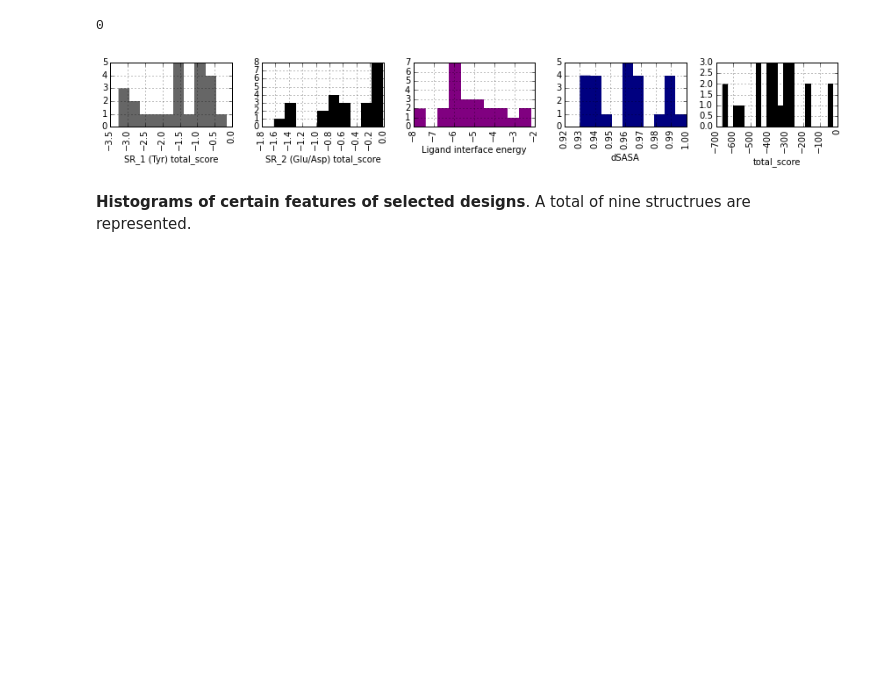
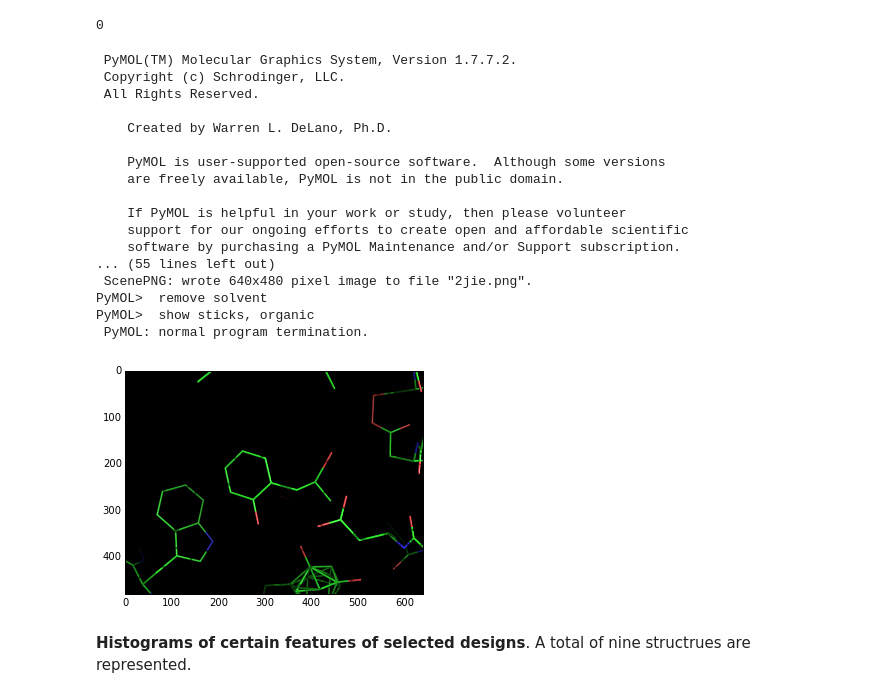
Before and after one commit to dacarlin/dnh-aro, a Jupyter notebook: Untitled.ipynb, the cells around one changed output. Saved outputs shown, nothing was run; the diff lists cells and outputs as text; code cells hidden in the pictures; blank space fills up the shorter version.

Commit message:
Starting to work on this, cleaning up

```diff
--- a/Untitled.ipynb
+++ b/Untitled.ipynb
@@ -297,33 +246,31 @@ cmd = [ 'tar', '--create', '--verbose', '--file', 'filtered.tar' ] + tar_list
 call( cmd )
 # %% [output]
 0
-# %%
-plt.figure( figsize=( 12,2 ) )
-
-plt.subplot( '151' )
-filtered.SR_1_total_score.hist( bins=10, linewidth=0, color='k', alpha=0.6, xrot=90 )
-plt.xlabel( 'SR_1 (Tyr) total_score' )
-
-plt.subplot( '152' )
-filtered.SR_2_total_score.hist( bins=10, linewidth=0, color='k', xrot=90 )
-plt.xlabel( 'SR_2 (Glu/Asp) total_score' )
-
-plt.subplot( '153' )
-filtered.SR_3_interf_E_1_2.hist( bins=10, linewidth=0, color='purple', xrot=90 )
-plt.xlabel( 'Ligand interface energy' )
-
-plt.subplot( '154' )
-filtered.SR_3_dsasa_1_2.hist( bins=10, linewidth=0, color='navy', xrot=90 )
-plt.xlabel( 'dSASA' )
-
-plt.subplot( '155' )
-filtered.total_score.hist( bins=20, linewidth=0, color='k', xrot=90 )
-plt.xlabel( 'total_score' )
-
-plt.tight_layout()
-plt.show()
-# %% [output]
-[figure, removed]
+# %%
+! pymol -cd "load out/UM_100_Y213D129_1_2jen_11_hydratase_1.pdb; clean; orient organic; move z,-18; ray; png 2jie.png"
+import matplotlib.image as mpimg
+img=mpimg.imread('2jie.png')
+imgplot = plt.imshow(img)
+# wow that's hacky
+# %% [output]
+ PyMOL(TM) Molecular Graphics System, Version 1.7.7.2.
+ Copyright (c) Schrodinger, LLC.
+ All Rights Reserved.
+
+    Created by Warren L. DeLano, Ph.D.
+
+    PyMOL is user-supported open-source software.  Although some versions
+    are freely available, PyMOL is not in the public domain.
+
+    If PyMOL is helpful in your work or study, then please volunteer
+    support for our ongoing efforts to create open and affordable scientific
+    software by purchasing a PyMOL Maintenance and/or Support subscription.
+... (55 lines left out)
+ ScenePNG: wrote 640x480 pixel image to file "2jie.png".
+PyMOL>  remove solvent
+PyMOL>  show sticks, organic
+ PyMOL: normal program termination.
+[figure, added]
 # %% [markdown]
 **Histograms of certain features of selected designs**. A total of nine structrues are represented.
 # %% [markdown]
```
Also changed, not shown: parts of 17 cells of this notebook, 2 other files.
